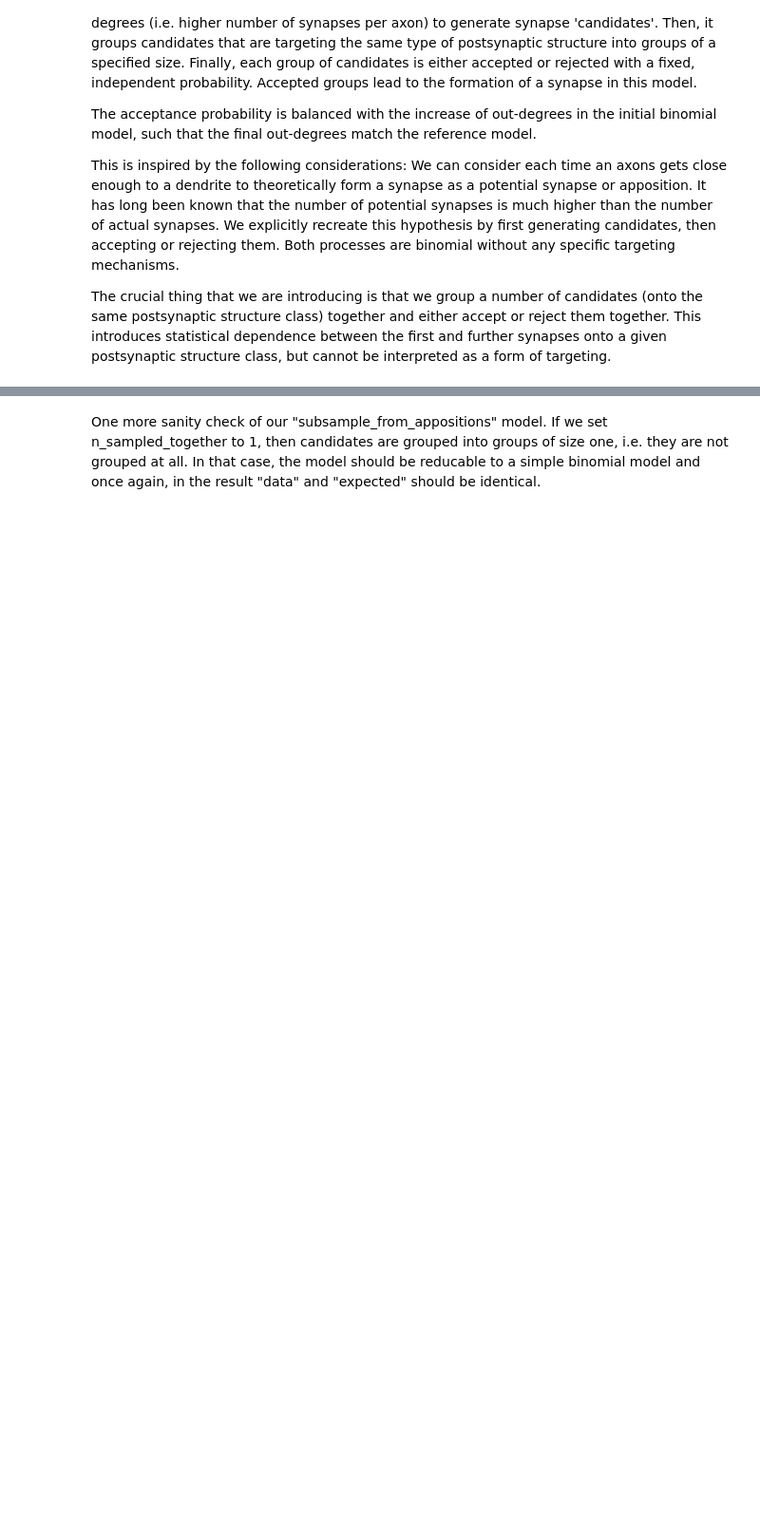
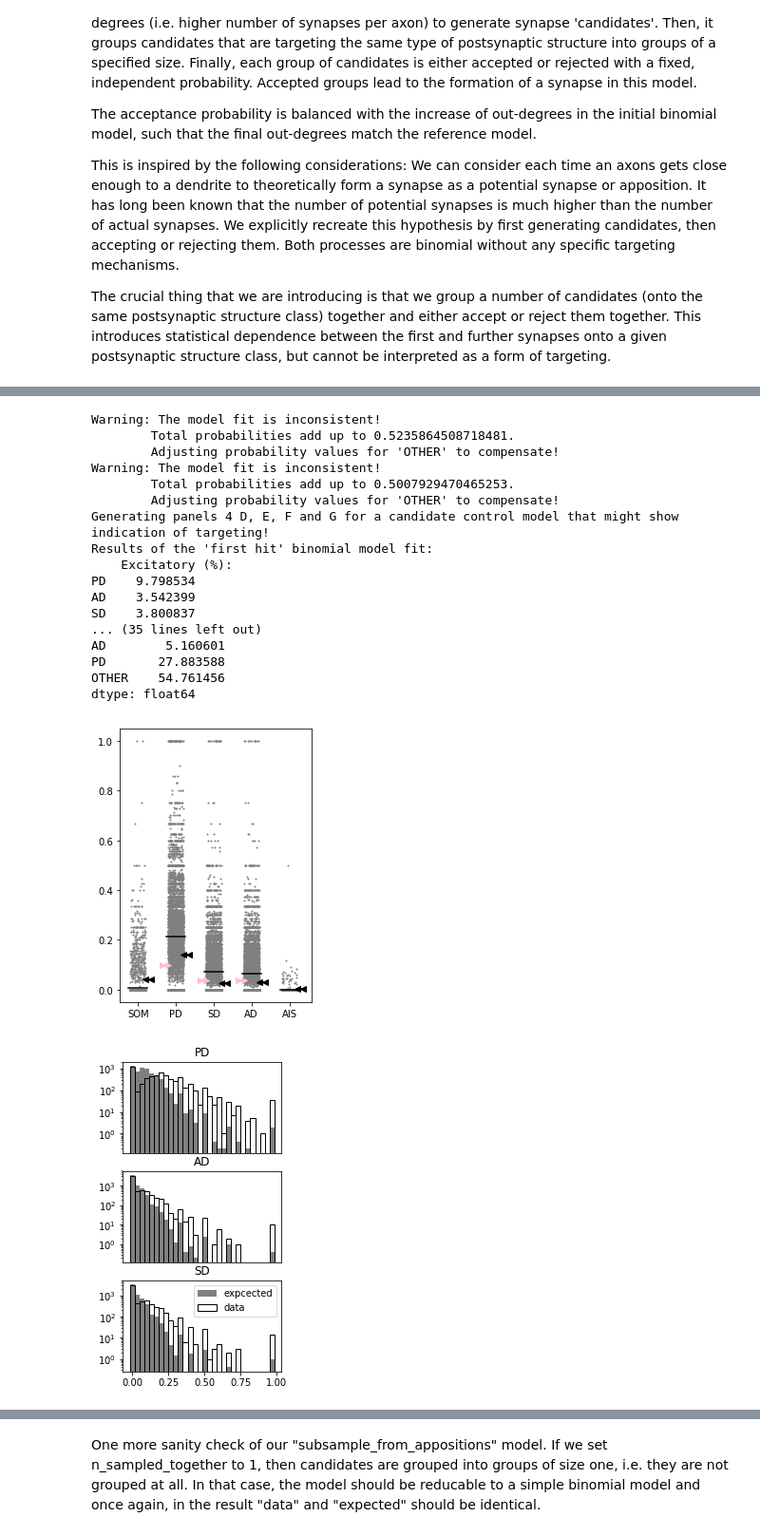
Before and after one commit to MWolfR/targeting_specificity_test, a Jupyter notebook: Targeting specificity test.ipynb, the cells around one changed output, grey strips where cells are left out. Shown at 95% size. Cells and saved outputs as stored; diff of their text form; code cells hidden in the pictures; blank space fills up the shorter version.

```diff
--- a/Targeting specificity test.ipynb
+++ b/Targeting specificity test.ipynb
@@ -240,17 +329,21 @@ This is inspired by the following considerations: We can consider each time an a
 
 The crucial thing that we are introducing is that we group a number of candidates (onto the same postsynaptic structure class) together and either accept or reject them together. This introduces statistical dependence between the first and further synapses onto a given postsynaptic structure class, but cannot be interpreted as a form of targeting.
 # %%
-filling_fraction = 0.2
+filling_fraction = 0.4
 n_sampled_together = 3
+# First, we create our model candidate to provide an alternative explanation for the findings.
+# Most parameters for the candidate are fit from the biological data, others are set to reasonable estimates above.
 cand_ctrl_exc = targeting.subsample_from_appositions_model(data_exc, targeting.trivial_fit,
                                                           filling_fraction, n_sampled_together)
 cand_ctrl_inh = targeting.subsample_from_appositions_model(data_inh, targeting.trivial_fit,
                                                           filling_fraction, n_sampled_together)
-# Generate binomial model fits based on the "first hit" model.
-cand_ctrl_bino_exc = targeting.binomial_model(cand_ctrl_exc, targeting.max_likelihood, oversample=oversample_control)
-cand_ctrl_bino_inh = targeting.binomial_model(cand_ctrl_inh, targeting.max_likelihood, oversample=oversample_control)
 
-print("Generating panels 4 D, E, F for a candidate control model that might show indication of targeting!")
+# As for the previous analysis, Generate binomial model fits based on the "first hit" model.
+cand_ctrl_bino_exc = targeting.binomial_model(cand_ctrl_exc, targeting.first_hit_fit, oversample=oversample_control)
+cand_ctrl_bino_inh = targeting.binomial_model(cand_ctrl_inh, targeting.first_hit_fit, oversample=oversample_control)
+
+print("Generating panels 4 D, E, F and G for a candidate control model that might show indication of targeting!")
 fig_4_d(cand_ctrl_exc, cand_ctrl_inh)
 fig_4_e_f(cand_ctrl_exc, cand_ctrl_inh, cand_ctrl_bino_exc, cand_ctrl_bino_inh)
 fig_4_g(cand_ctrl_exc, cand_ctrl_inh, cand_ctrl_bino_exc, cand_ctrl_bino_inh)
+# %% [output]
@@ -256,0 +352,19 @@ fig_4_g(cand_ctrl_exc, cand_ctrl_inh, cand_ctrl_bino_exc, cand_ctrl_bino_inh)
+Warning: The model fit is inconsistent!
+        Total probabilities add up to 0.5235864508718481.
+        Adjusting probability values for 'OTHER' to compensate!
+Warning: The model fit is inconsistent!
+        Total probabilities add up to 0.5007929470465253.
+        Adjusting probability values for 'OTHER' to compensate!
+Generating panels 4 D, E, F and G for a candidate control model that might show indication of targeting!
+Results of the 'first hit' binomial model fit:
+    Excitatory (%):
+PD    9.798534
+AD    3.542399
+SD    3.800837
+... (35 lines left out)
+AD        5.160601
+PD       27.883588
+OTHER    54.761456
+dtype: float64
+[figure, added]
+[figure, added]
```
Also changed, not shown: parts of 13 cells of this notebook, 2 other files.
